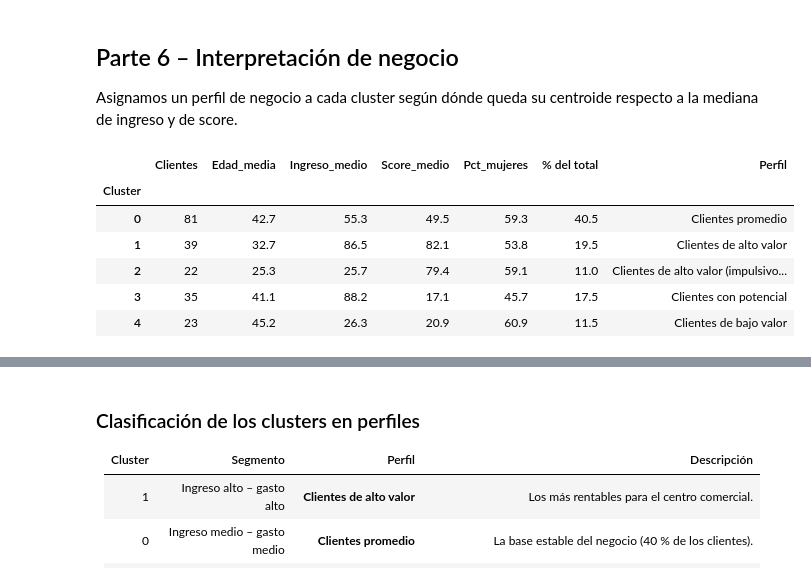
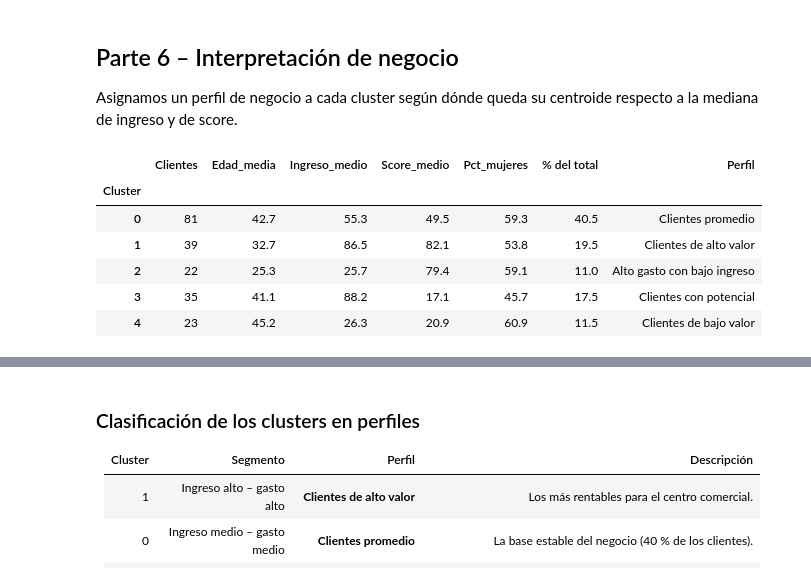
Before and after one commit to JuanMaya8/segmentacion_clientes, a Jupyter notebook: Taller_KMeans_Mall_Customers.ipynb, the cells around one changed output, grey strips where cells are left out. Drawn from its saved outputs; the diff is of its cells as text; code cells hidden in the pictures.

```diff
--- a/Taller_KMeans_Mall_Customers.ipynb
+++ b/Taller_KMeans_Mall_Customers.ipynb
@@ -420,31 +420,31 @@ Asignamos un perfil de negocio a cada cluster según dónde queda su centroide r
 # %%
 # Asignación automática de perfiles según la posición del centroide
 ing_med, sco_med = df["Income"].median(), df["Score"].median()
 
 def perfil(c):
     ing, sco = c["Income"], c["Score"]
     if abs(ing - ing_med) < 15 and abs(sco - sco_med) < 15:
         return "Clientes promedio"
     if ing >= ing_med and sco >= sco_med:
         return "Clientes de alto valor"
     if ing >= ing_med and sco < sco_med:
         return "Clientes con potencial"
     if ing < ing_med and sco >= sco_med:
-        return "Clientes de alto valor (impulsivos / bajo ingreso)"
+        return "Alto gasto con bajo ingreso"
     return "Clientes de bajo valor"
 
 centroides["Perfil"] = centroides.apply(perfil, axis=1)
 perfiles = centroides["Perfil"].to_dict()
 df["Perfil"] = df["Cluster"].map(perfiles)
 
 tabla_perfiles = resumen.join(centroides["Perfil"])
 tabla_perfiles
 # %% [output]
 |  | Clientes | Edad_media | Ingreso_medio | Score_medio | Pct_mujeres | % del total | Perfil |
 | Cluster |  |  |  |  |  |  |  |
 | 0 | 81 | 42.7 | 55.3 | 49.5 | 59.3 | 40.5 | Clientes promedio |
 | 1 | 39 | 32.7 | 86.5 | 82.1 | 53.8 | 19.5 | Clientes de alto valor |
-| 2 | 22 | 25.3 | 25.7 | 79.4 | 59.1 | 11.0 | Clientes de alto valor (impulsivo... |
+| 2 | 22 | 25.3 | 25.7 | 79.4 | 59.1 | 11.0 | Alto gasto con bajo ingreso |
 | 3 | 35 | 41.1 | 88.2 | 17.1 | 45.7 | 17.5 | Clientes con potencial |
 | 4 | 23 | 45.2 | 26.3 | 20.9 | 60.9 | 11.5 | Clientes de bajo valor |
 # %%
```
Also changed, not shown: parts of 1 cell of this notebook.
